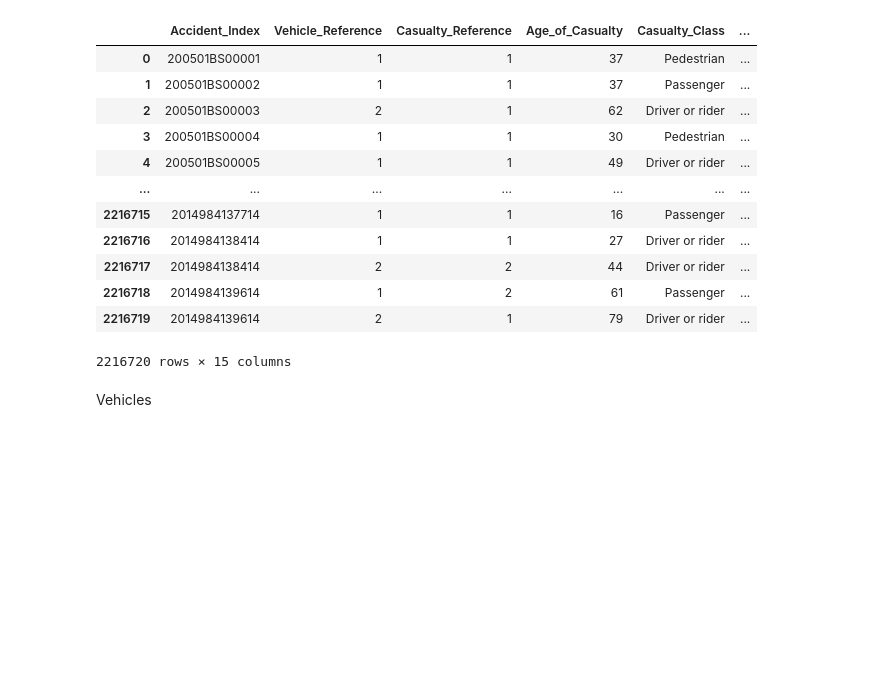
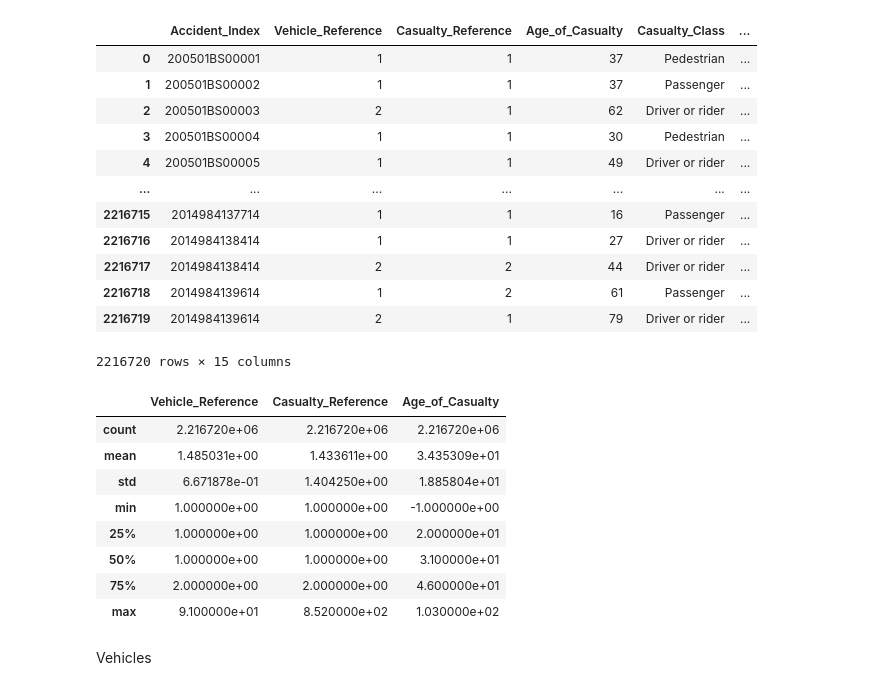
Before and after one commit to jojopirker/sdcProject, a Jupyter notebook: notebooks/1_Inital_Analysis.ipynb, the cells around one changed output. Drawn from its saved outputs; the diff is of its cells as text; code cells hidden in the pictures; blank space fills up the shorter version.

```diff
--- a/notebooks/1_Inital_Analysis.ipynb
+++ b/notebooks/1_Inital_Analysis.ipynb
@@ -234,6 +246,18 @@ casualties_full
 | 2216718 | 2014984139614 | 1 | 2 | 61 | Passenger | ... |
 | 2216719 | 2014984139614 | 2 | 1 | 79 | Driver or rider | ... |
 2216720 rows × 15 columns
+# %%
+casualties_full.describe()
+# %% [output]
+|  | Vehicle_Reference | Casualty_Reference | Age_of_Casualty |
+| count | 2.216720e+06 | 2.216720e+06 | 2.216720e+06 |
+| mean | 1.485031e+00 | 1.433611e+00 | 3.435309e+01 |
+| std | 6.671878e-01 | 1.404250e+00 | 1.885804e+01 |
+| min | 1.000000e+00 | 1.000000e+00 | -1.000000e+00 |
+| 25% | 1.000000e+00 | 1.000000e+00 | 2.000000e+01 |
+| 50% | 1.000000e+00 | 1.000000e+00 | 3.100000e+01 |
+| 75% | 2.000000e+00 | 2.000000e+00 | 4.600000e+01 |
+| max | 9.100000e+01 | 8.520000e+02 | 1.030000e+02 |
 # %% [markdown]
 Vehicles
 # %%
```
Also changed, not shown: parts of 36 cells of this notebook, 1 other file.
